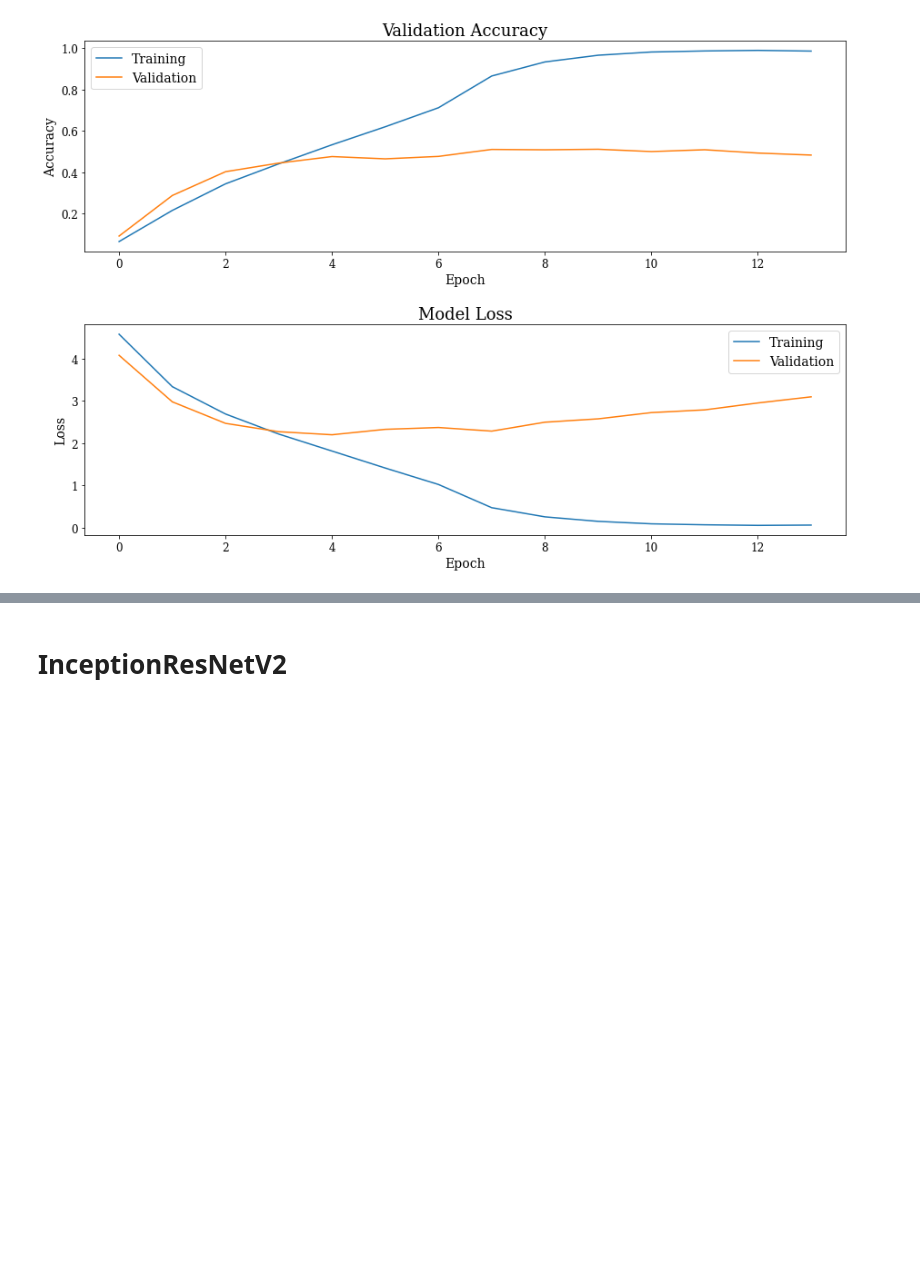
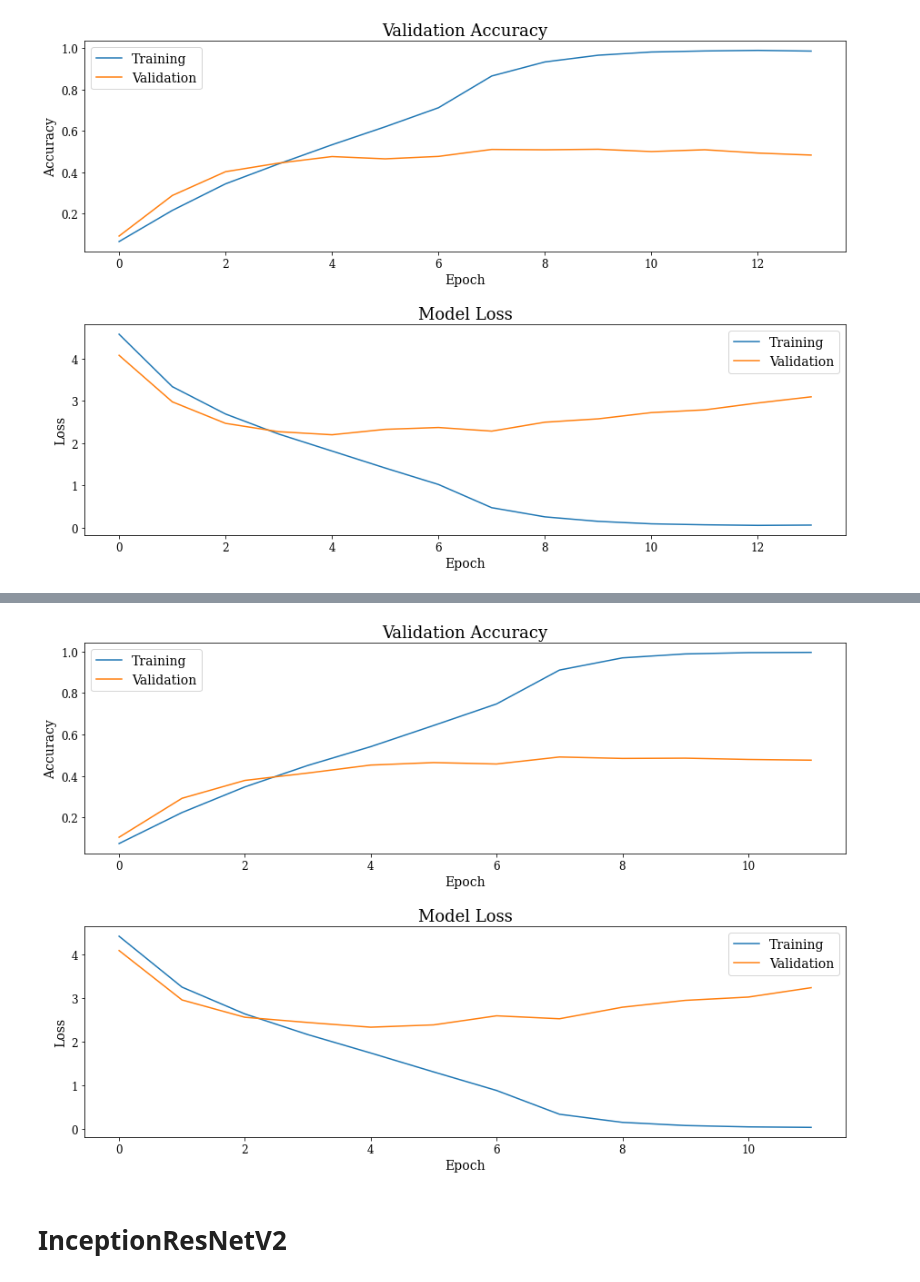
Before and after one commit to limited-fion/deep-learning-cw, a Jupyter notebook: 04_cw.ipynb, the cells around one changed output, grey strips where cells are left out. Drawn from its saved outputs; the diff is of its cells as text; code cells hidden in the pictures; blank space fills up the shorter version.

```diff
--- a/04_cw.ipynb
+++ b/04_cw.ipynb
@@ -1314,3 +1381,7 @@ plot_history(history_scratch4, 'scratch4.png', metric='categorical_accuracy')
+# %%
+plot_history(history_scratch5, 'scratch5.png', metric='categorical_accuracy')
+# %% [output]
+[figure, added]
 # %% [markdown]
 # **InceptionResNetV2**
 # %%
```
Also changed, not shown: parts of 13 cells of this notebook.
